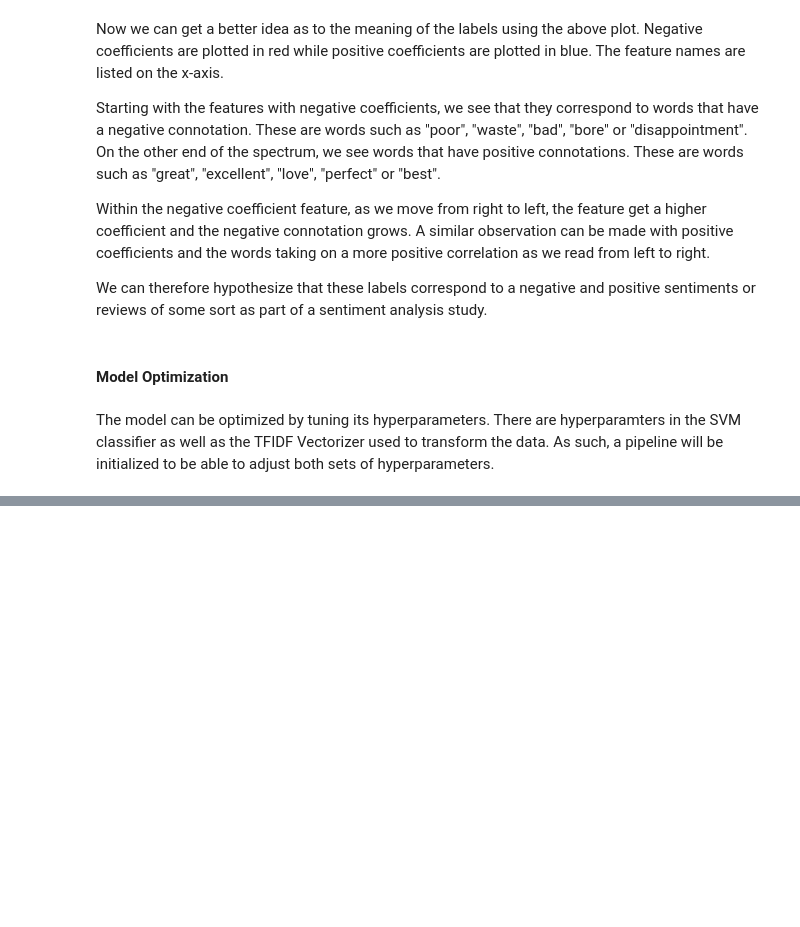
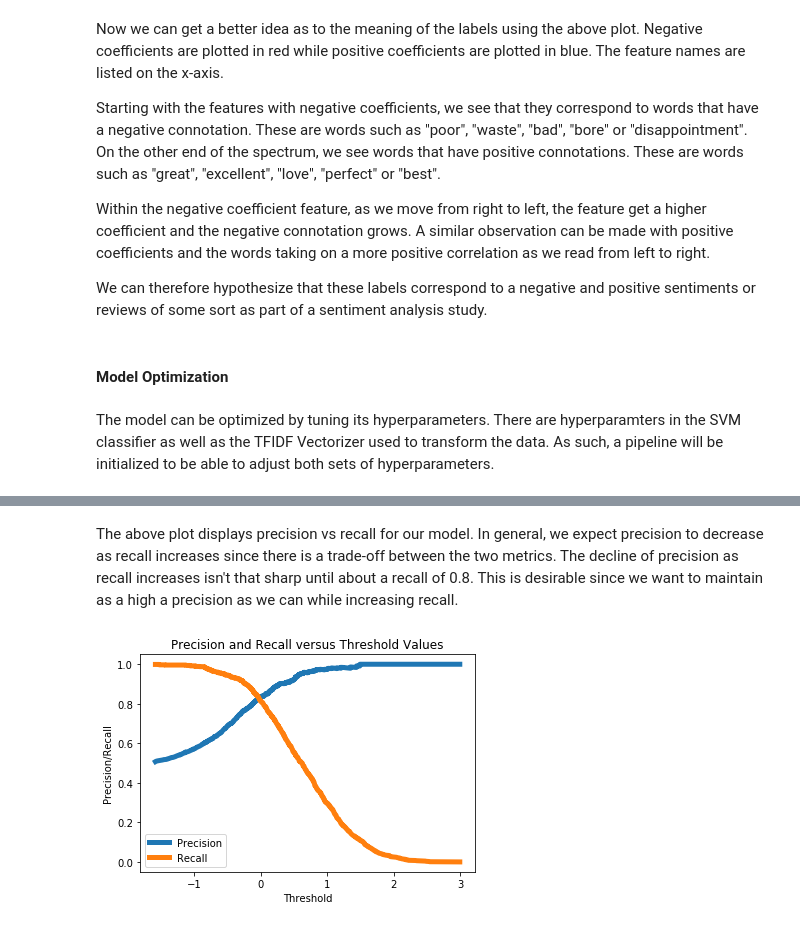
Before and after one commit to albazahm/Text-Classification-using-Support-Vector-Machine-SVM-Classifier, a Jupyter notebook: Text Classification and Support Vector Machines (SVMs).ipynb, the cells around one changed output, grey strips where cells are left out. Saved outputs shown, nothing was run; the diff lists cells and outputs as text; code cells hidden in the pictures; blank space fills up the shorter version.

```diff
--- a/Text Classification and Support Vector Machines (SVMs).ipynb
+++ b/Text Classification and Support Vector Machines (SVMs).ipynb
@@ -419,0 +454,13 @@ In this case, the set of parameters with index 5 have been chosen and have impro
+# %% [markdown]
+The above plot displays precision vs recall for our model. In general, we expect precision to decrease as recall increases since there is a trade-off between the two metrics. The decline of precision as recall increases isn't that sharp until about a recall of 0.8. This is desirable since we want to maintain as a high a precision as we can while increasing recall.
+# %%
+#Plotting Precision and Recall for different Threshold values
+plt.plot(threshold_rate, precision_rate[1:], label="Precision",linewidth=5)
+plt.plot(threshold_rate, recall_rate[1:], label="Recall",linewidth=5)
+plt.title('Precision and Recall versus Threshold Values')
+plt.xlabel('Threshold')
+plt.ylabel('Precision/Recall')
+plt.legend()
+plt.show()
+# %% [output]
+[figure, added]
```
Also changed, not shown: parts of 38 cells of this notebook.
